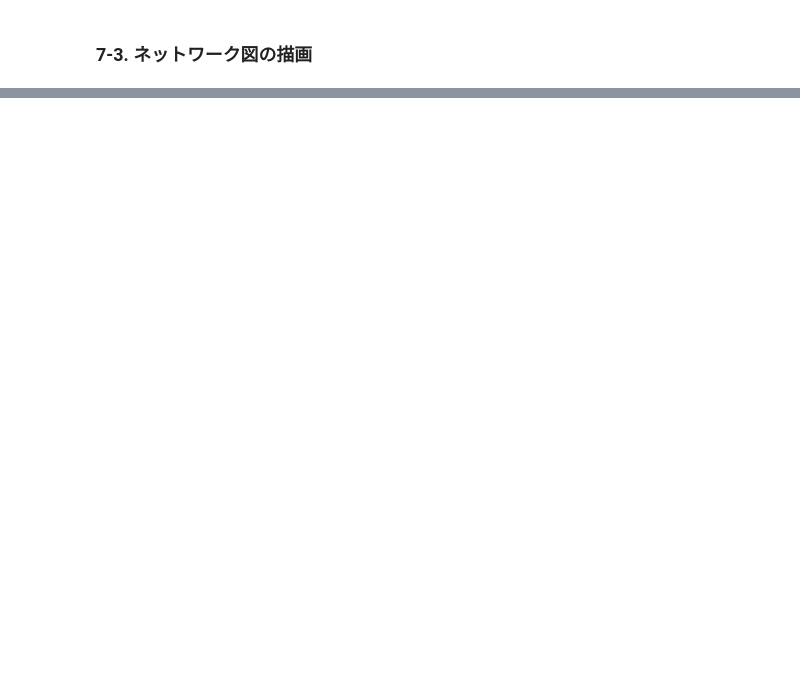
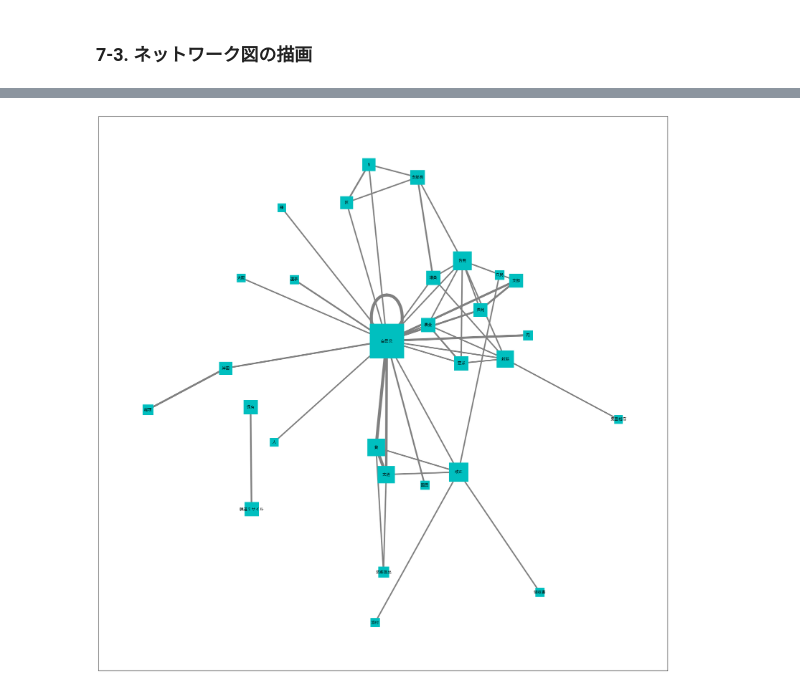
Before and after one commit to nowkoai/twnow, a Jupyter notebook: tw1130.ipynb, the cells around one changed output, grey strips where cells are left out. Cells and saved outputs as stored; diff of their text form; code cells hidden in the pictures; blank space fills up the shorter version.

```diff
--- a/tw1130.ipynb
+++ b/tw1130.ipynb
@@ -520,0 +599,44 @@ plt.show()
+# %%
+#############################################
+# ★NetworkXグラフ調整パラメータ設定#1（Edgeの削除）
+#
+# 2-gramの出現頻度が、7以下は非表示とする（weight 7以下のedgeを削除）
+removeEdges = [] #空のリスト
+
+for (u, v, d) in G.edges(data=True):
+ if d["weight"] <= 4:
+   removeEdges.append([u,v]) #weightが8以下ならremoveEdgesに追加
+
+# グラフから削除
+G.remove_edges_from(removeEdges)
+
+
+#############################################
+# ★NetworkXグラフ調整パラメータ設定#2（Nodeの大きさ、Edgeeの太さ、グラフの密集度）
+#
+# nodeの大きさサイズをPagerankで調整
+pr = nx.pagerank(G)
+
+# weightによって線の太さを変える
+edge_width = [d["weight"] * 0.8 for (u, v, d) in G.edges(data=True)]
+
+# posを定義（kの値が小さい程図が密集する）
+pos = nx.spring_layout(G, k=1.2)  # k = node間反発係数
+#############################################
+
+# ネットワーク図の描画
+plt.figure(figsize=(30,30))
+
+# 図示
+nx.draw_networkx(G,
+                 pos,
+                 with_labels = True,
+                 node_shape = "s",
+                 node_color = "c",
+                 # node_size = 3000,
+                 node_size=[50000*v for v in pr.values()],
+                 width=edge_width,
+                 edge_color = "gray",
+                 font_family = "IPAexGothic") # フォント指定
+# %% [output]
+[figure, added]
```
Also changed, not shown: parts of 30 cells of this notebook.
